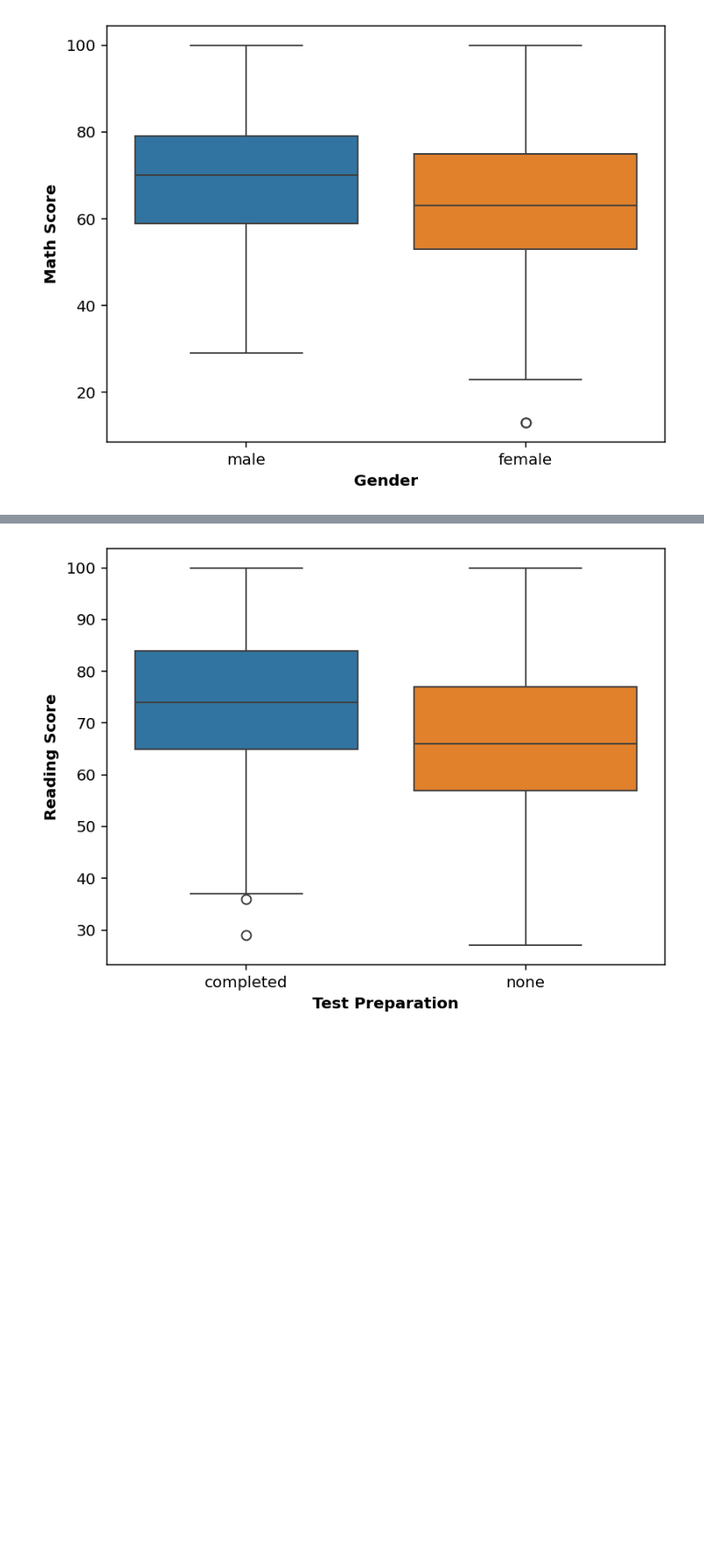
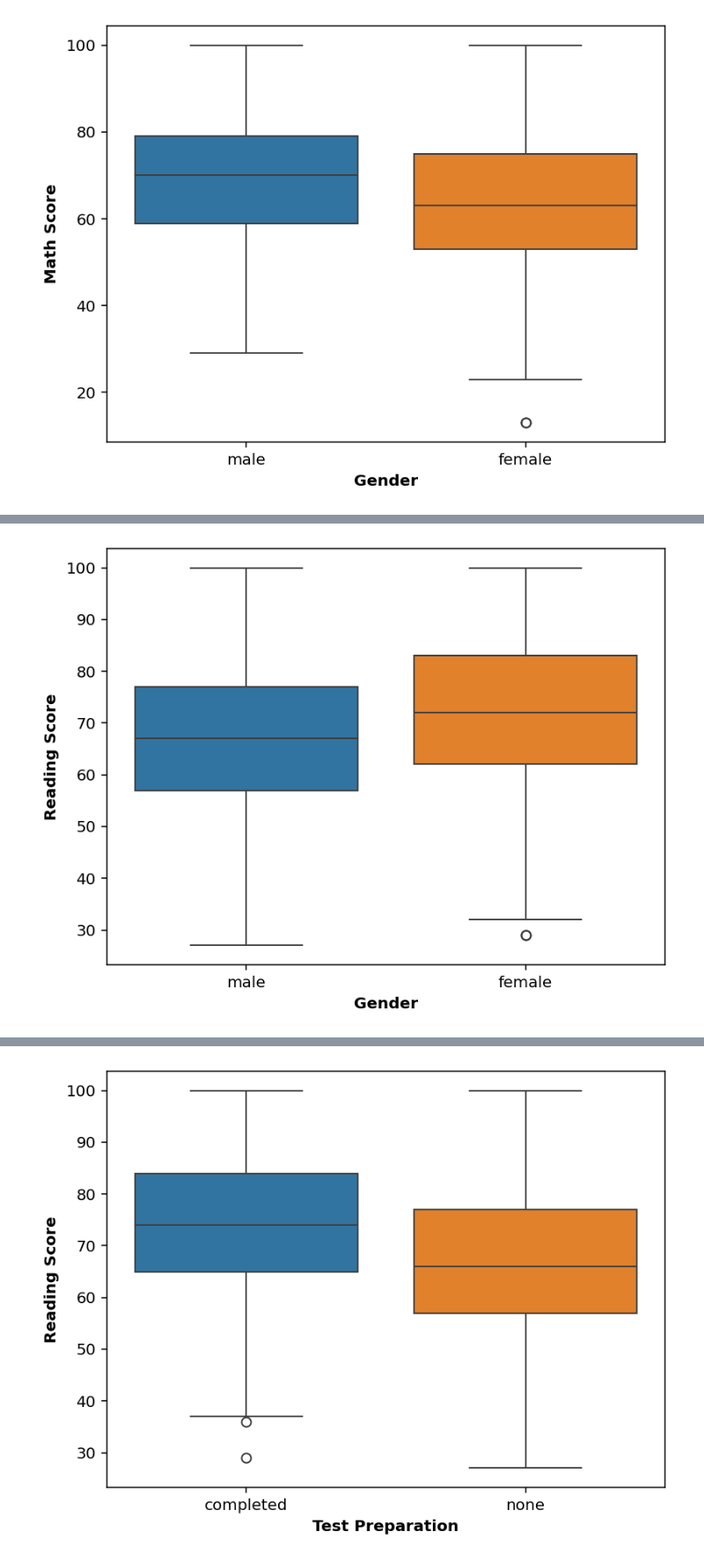
Before and after one commit to Anagha235/statistics, a Jupyter notebook: Statistics and Trends Assignment.ipynb, the cells around one changed output, grey strips where cells are left out. Shown at 88% size. Saved outputs shown, nothing was run; the diff lists cells and outputs as text; code cells hidden in the pictures; blank space fills up the shorter version.

```diff
--- a/Statistics and Trends Assignment.ipynb
+++ b/Statistics and Trends Assignment.ipynb
@@ -350,0 +351,21 @@ relation_btw_lunch_and_writing_score()
+# %%
+def relation_btw_gender_and_reading_score():
+    """
+    Plotting a box plot showing relation between gender and reading score
+
+    Parameters:
+    gender and reading score column from the Data Set
+
+    Returns the Box Plot
+    """
+    plt.figure(dpi=144)
+
+    sns.boxplot(data=df, x='gender', y ='reading score', hue='gender' )
+    plt.xlabel('Gender' , fontweight = 'bold')
+    plt.ylabel('Reading Score' , fontweight = 'bold')
+    plt.show()
+
+
+relation_btw_gender_and_reading_score()
+# %% [output]
+[figure, added]
```
Also changed, not shown: parts of 3 cells of this notebook.
